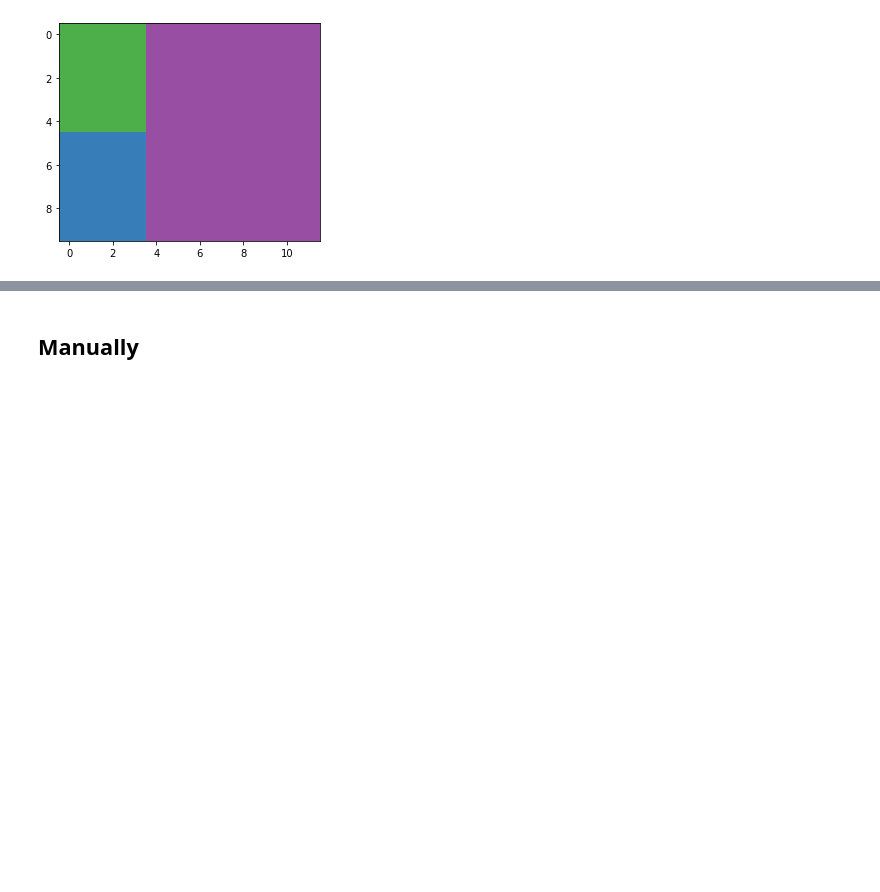
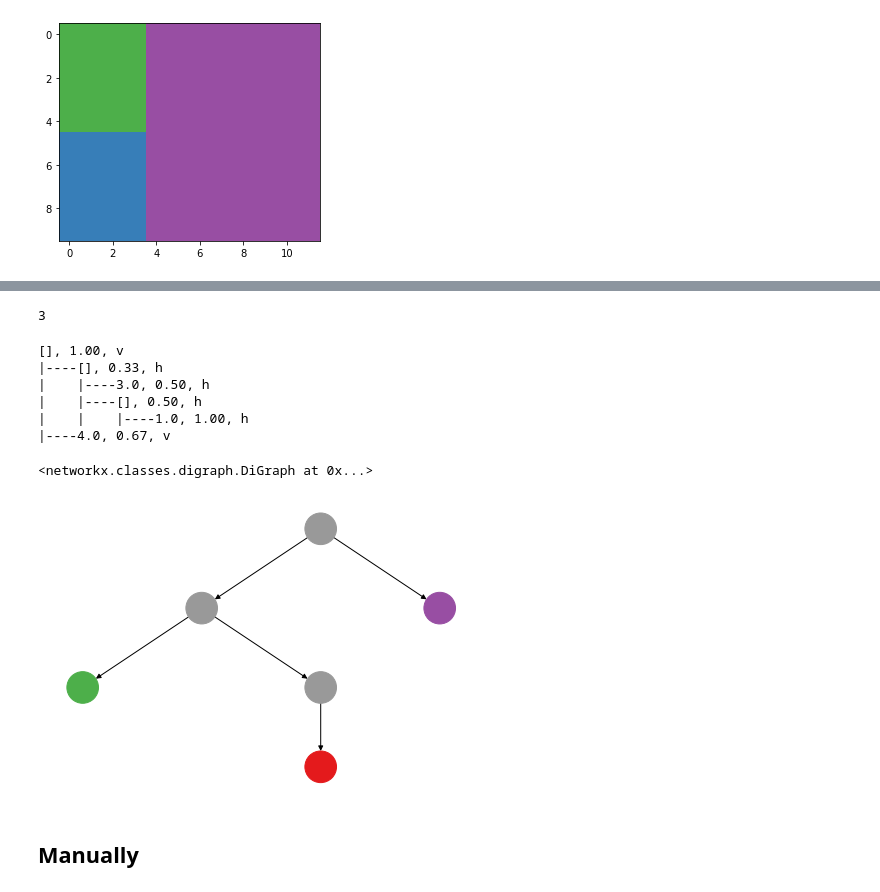
Before and after one commit to benlevyx/interpretable-ml, a Jupyter notebook: notebooks/json-info-arch.ipynb, the cells around one changed output, grey strips where cells are left out. Cells and saved outputs as stored; diff of their text form; code cells hidden in the pictures; blank space fills up the shorter version.

```diff
--- a/notebooks/json-info-arch.ipynb
+++ b/notebooks/json-info-arch.ipynb
@@ -132,3 +189,21 @@ plotting.plot_treemap(tree.to_array(), vmin=0, vmax=9, cmap='Set1')
+# %%
+ia._find_sep(treemaps[19], 1)
+# %% [output]
+3
+# %%
+print(tree)
+# %% [output]
+[], 1.00, v
+|----[], 0.33, h
+|    |----3.0, 0.50, h
+|    |----[], 0.50, h
+|    |    |----1.0, 1.00, h
+|----4.0, 0.67, v
+# %%
+plotting.plot_tree_graph(tree)
+# %% [output]
+<networkx.classes.digraph.DiGraph at 0x...>
+[figure, added]
 # %% [markdown]
 ## Manually
 # %%
```
Also changed, not shown: parts of 13 cells of this notebook, 5 other files.
